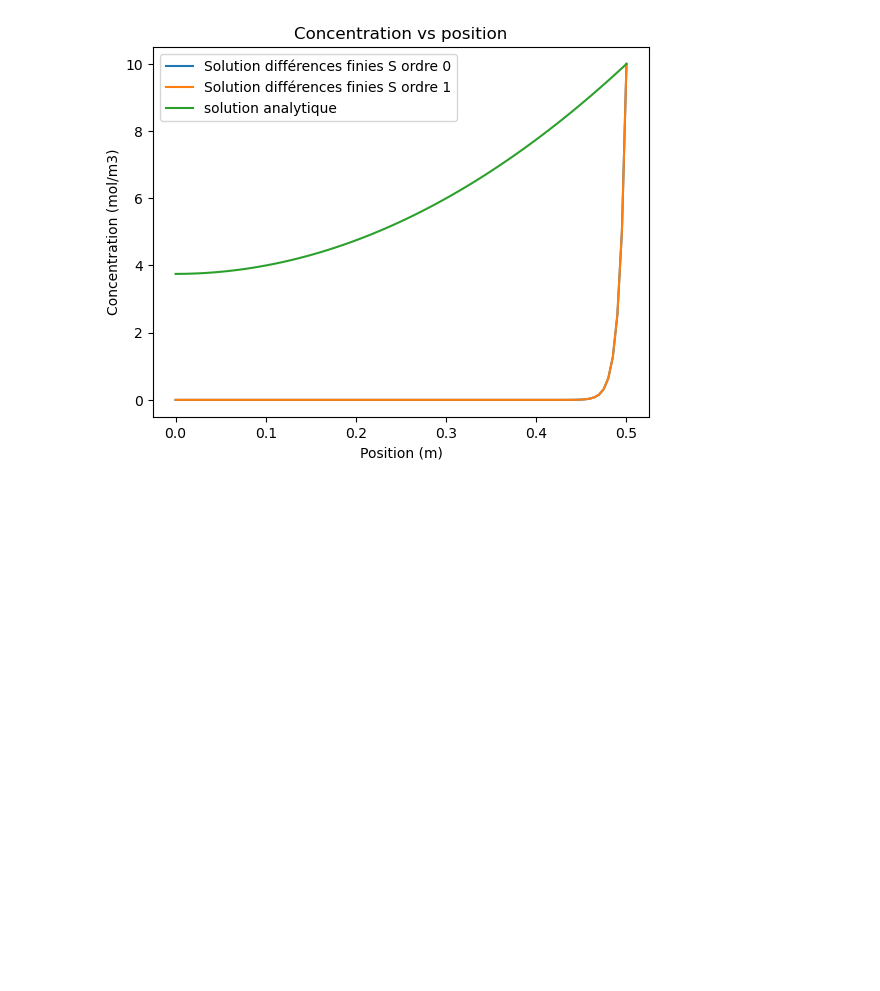
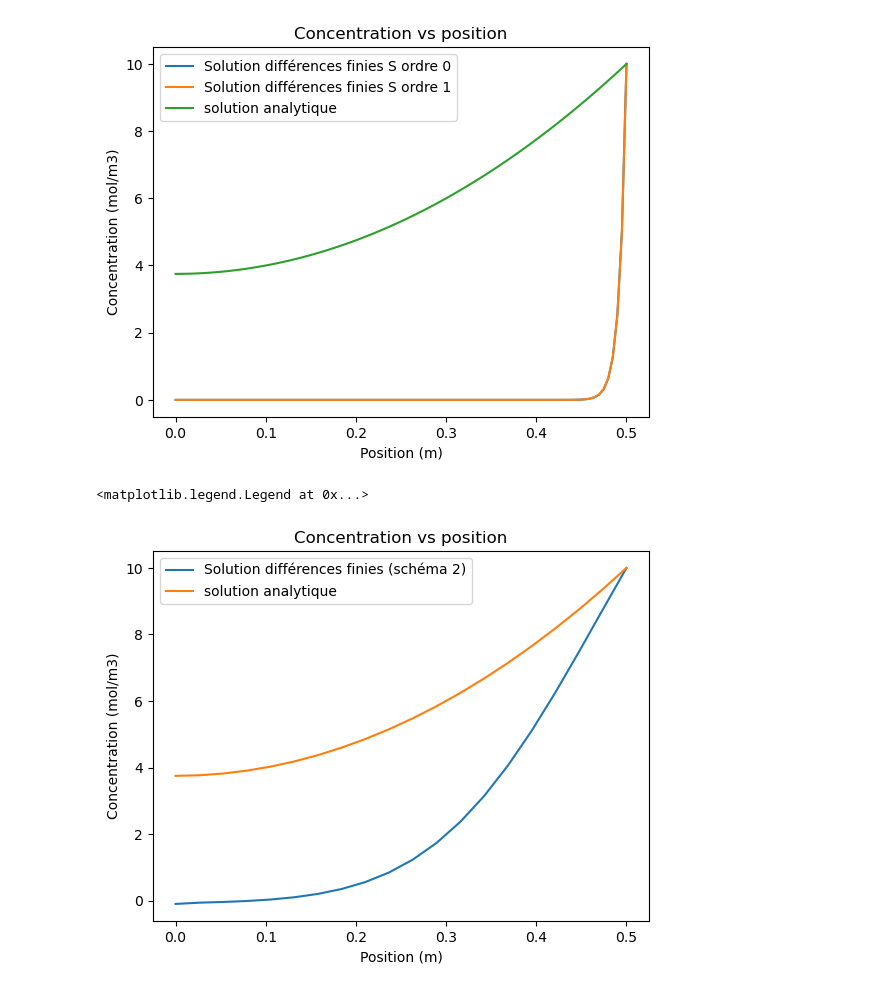
Before and after one commit to olivecha/MEC8211, a Jupyter notebook: scratch.ipynb, the cells around one changed output. Saved outputs shown, nothing was run; the diff lists cells and outputs as text; code cells hidden in the pictures; blank space fills up the shorter version.

```diff
--- a/scratch.ipynb
+++ b/scratch.ipynb
@@ -52,7 +49,7 @@ while change > 1e-3:
 plt.plot(problem.R_values, problem.C_values, label='Solution différences finies S ordre 1')
 
 def analytical_solution(r):
-    C = 0.25 * 1e-8/1e-10 * 0.25 * ((r/0.5)**2 - 1) + 10
+    C = 0.25 * 1e-8/1e-10  * 0.5**2 * ((r/0.5)**2 - 1) + 10
     return C
 
 plt.plot(problem.R_values, analytical_solution(problem.R_values), label='solution analytique')
@@ -66,3 +63,35 @@ ax.legend()
 0.0009695109531061022
 <matplotlib.legend.Legend at 0x...>
 [figure]
+# %%
+problem = Diffusion(20, scheme=2)
+t = 0
+times = [t]
+change = 100
+n_steps = 0
+n_steps_max = 1000
+while n_steps < n_steps_max:
+    n_steps += 1
+    C_vals = problem.C_values.copy()
+    t = problem.step(1e4)
+    times.append(t)
+    change = np.sum(np.abs(C_vals - problem.C_values))
+    #clear_output(wait=True)
+    #print(change)
+
+plt.plot(problem.R_values, problem.C_values, label='Solution différences finies (schéma 2)')
+
+def analytical_solution(r):
+    C = 0.25 * 1e-8/1e-10 * 0.25 * ((r/0.5)**2 - 1) + 10
+    return C
+
+plt.plot(problem.R_values, analytical_solution(problem.R_values), label='solution analytique')
+
+ax = plt.gca()
+ax.set_title('Concentration vs position')
+ax.set_xlabel('Position (m)')
+ax.set_ylabel('Concentration (mol/m3)')
+ax.legend()
+# %% [output]
+<matplotlib.legend.Legend at 0x...>
+[figure, added]
```
Also changed, not shown: parts of 1 cell of this notebook, 1 other file.
